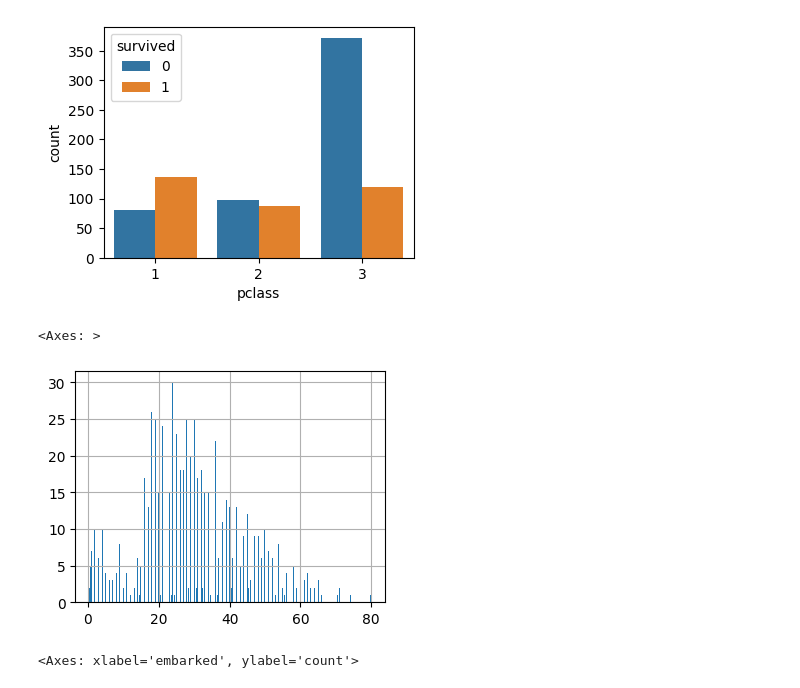
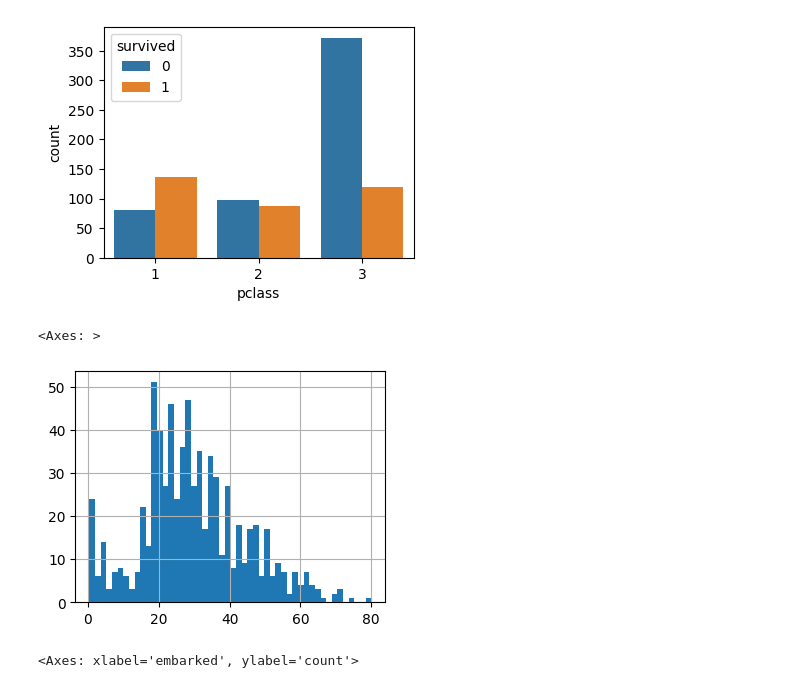
Before and after one commit to JyothsnaGH/PythonforFinance, a Jupyter notebook: Week04_Titanic.ipynb, the cells around one changed output. Saved outputs shown, nothing was run; the diff lists cells and outputs as text; code cells hidden in the pictures.

```diff
--- a/Week04_Titanic.ipynb
+++ b/Week04_Titanic.ipynb
@@ -88,10 +253,10 @@ sns.countplot(x='pclass', hue='survived', data=titanic)
 # %%
 fig = plt.gcf()
 fig.set_size_inches(4, 3)
-titanic['age'].hist(bins=300)
+titanic['age'].hist(bins=50)
 # %% [output]
 <Axes: >
-[figure, old version]
+[figure, new version]
 # %%
 fig = plt.gcf()
 fig.set_size_inches(4, 3)
```
Also changed, not shown: parts of 20 cells of this notebook.
